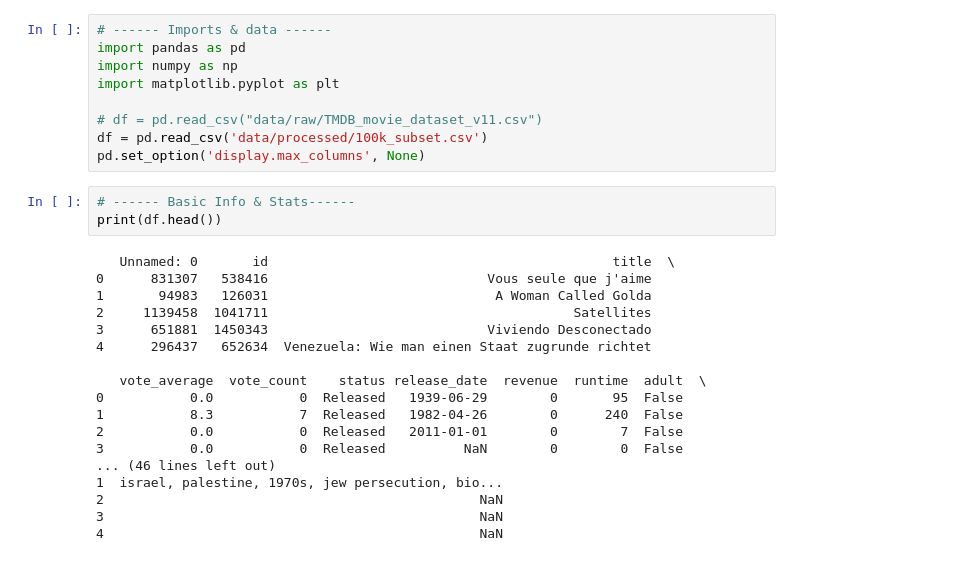
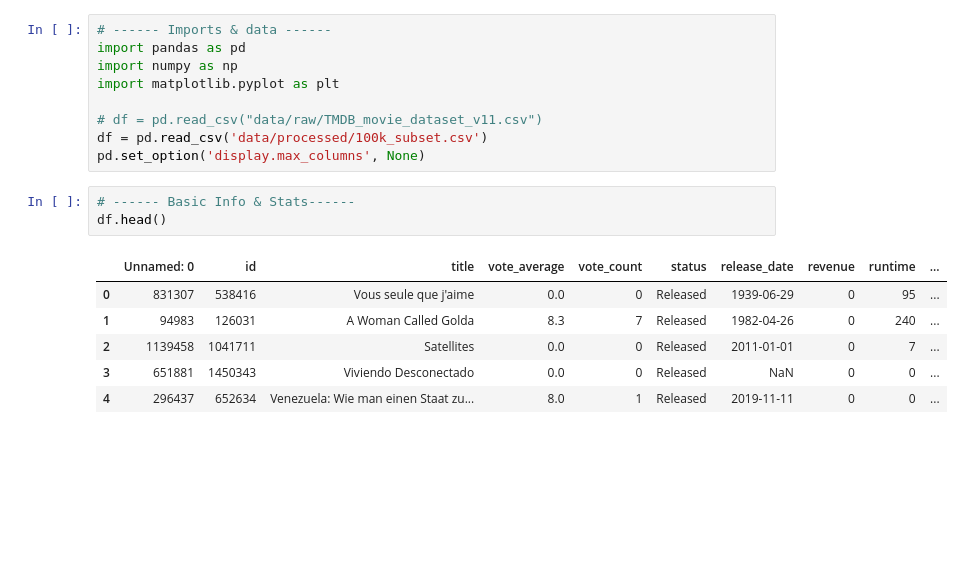
Before and after one commit to tripleelectric/ML-Imdb, a Jupyter notebook: notebooks/01_basic_eda.ipynb, the cells around one changed output. Saved outputs shown, nothing was run; the diff lists cells and outputs as text; blank space fills up the shorter version.

```diff
--- a/notebooks/01_basic_eda.ipynb
+++ b/notebooks/01_basic_eda.ipynb
@@ -9,25 +9,14 @@ df = pd.read_csv('data/processed/100k_subset.csv')
 pd.set_option('display.max_columns', None)
 # %%
 # ------ Basic Info & Stats------
-print(df.head())
+df.head()
 # %% [output]
-   Unnamed: 0       id                                            title  \
-0      831307   538416                            Vous seule que j'aime
-1       94983   126031                             A Woman Called Golda
-2     1139458  1041711                                       Satellites
-3      651881  1450343                            Viviendo Desconectado
-4      296437   652634  Venezuela: Wie man einen Staat zugrunde richtet
-
-   vote_average  vote_count    status release_date  revenue  runtime  adult  \
-0           0.0           0  Released   1939-06-29        0       95  False
-1           8.3           7  Released   1982-04-26        0      240  False
-2           0.0           0  Released   2011-01-01        0        7  False
-3           0.0           0  Released          NaN        0        0  False
-... (46 lines left out)
-1  israel, palestine, 1970s, jew persecution, bio...
-2                                                NaN
-3                                                NaN
-4                                                NaN
+|  | Unnamed: 0 | id | title | vote_average | vote_count | status | release_date | revenue | runtime | ... |
+| 0 | 831307 | 538416 | Vous seule que j'aime | 0.0 | 0 | Released | 1939-06-29 | 0 | 95 | ... |
+| 1 | 94983 | 126031 | A Woman Called Golda | 8.3 | 7 | Released | 1982-04-26 | 0 | 240 | ... |
+| 2 | 1139458 | 1041711 | Satellites | 0.0 | 0 | Released | 2011-01-01 | 0 | 7 | ... |
+| 3 | 651881 | 1450343 | Viviendo Desconectado | 0.0 | 0 | Released | NaN | 0 | 0 | ... |
+| 4 | 296437 | 652634 | Venezuela: Wie man einen Staat zu... | 8.0 | 1 | Released | 2019-11-11 | 0 | 0 | ... |
 # %%
 print(df.columns)
 df.info()
```
Also changed, not shown: parts of 4 cells of this notebook, 2 other files.
